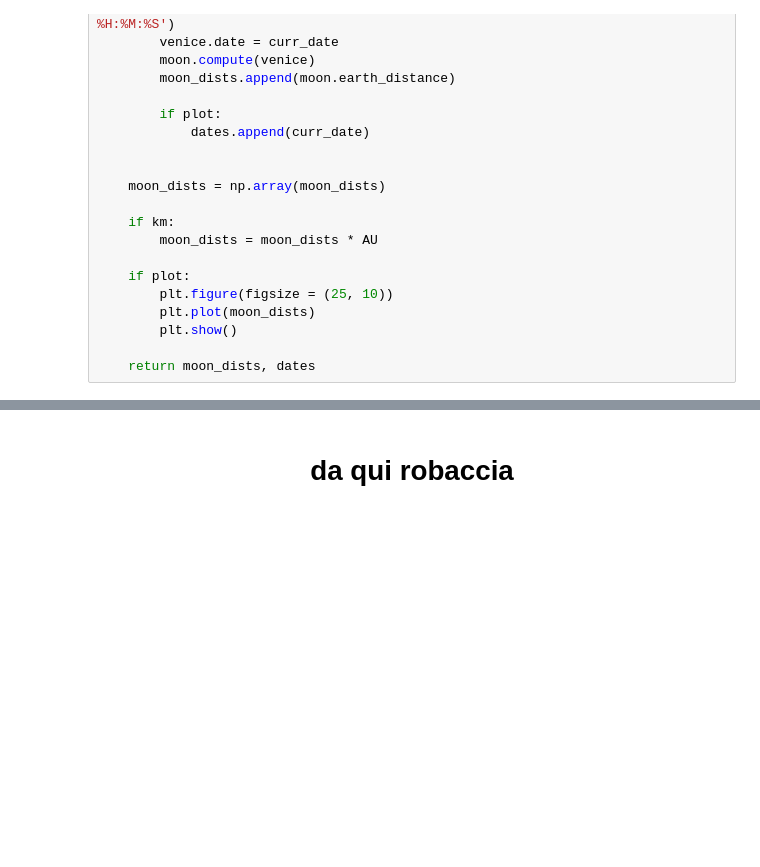
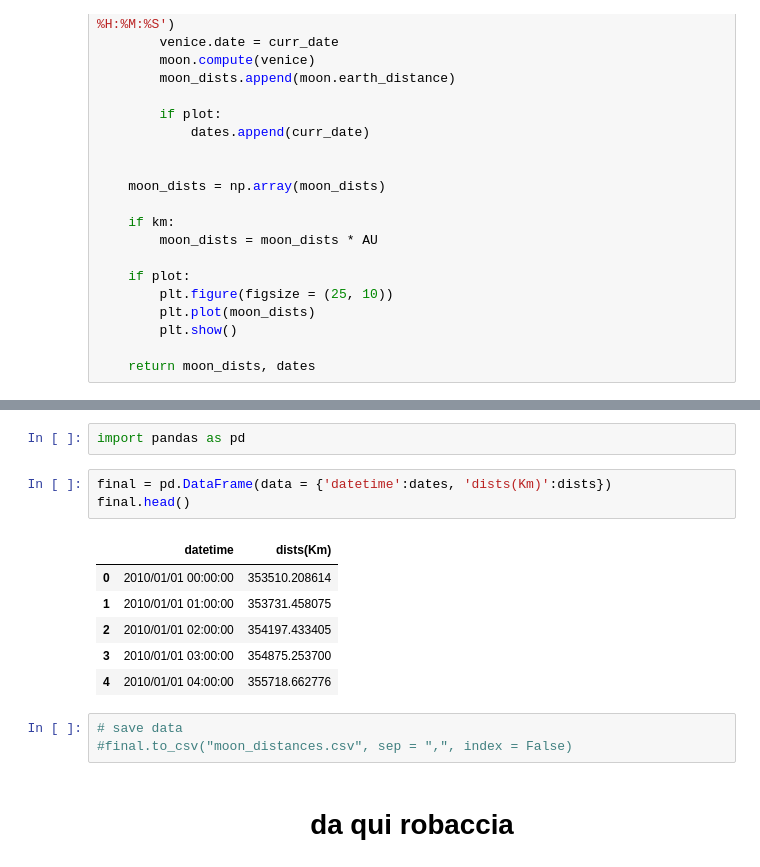
Before and after one commit to faber6911/venice-is-drowning, a Jupyter notebook: moon_distance/lunar_motion.ipynb, the cells around one changed output, grey strips where cells are left out. Cells and saved outputs as stored; diff of their text form; blank space fills up the shorter version.

```diff
--- a/moon_distance/lunar_motion.ipynb
+++ b/moon_distance/lunar_motion.ipynb
@@ -182,3 +185,18 @@ dists, dates = moon_distance(startDate = "2015/12/31 23:00:00", endDate = "2018/
+# %%
+import pandas as pd
+# %%
+final = pd.DataFrame(data = {'datetime':dates, 'dists(Km)':dists})
+final.head()
+# %% [output]
+|  | datetime | dists(Km) |
+| 0 | 2010/01/01 00:00:00 | 353510.208614 |
+| 1 | 2010/01/01 01:00:00 | 353731.458075 |
+| 2 | 2010/01/01 02:00:00 | 354197.433405 |
+| 3 | 2010/01/01 03:00:00 | 354875.253700 |
+| 4 | 2010/01/01 04:00:00 | 355718.662776 |
+# %%
+# save data
+#final.to_csv("moon_distances.csv", sep = ",", index = False)
 # %% [markdown]
 <h1 align="center">da qui robaccia</h1>
 # %% [markdown]
```
Also changed, not shown: parts of 5 cells of this notebook, 1 other file.
